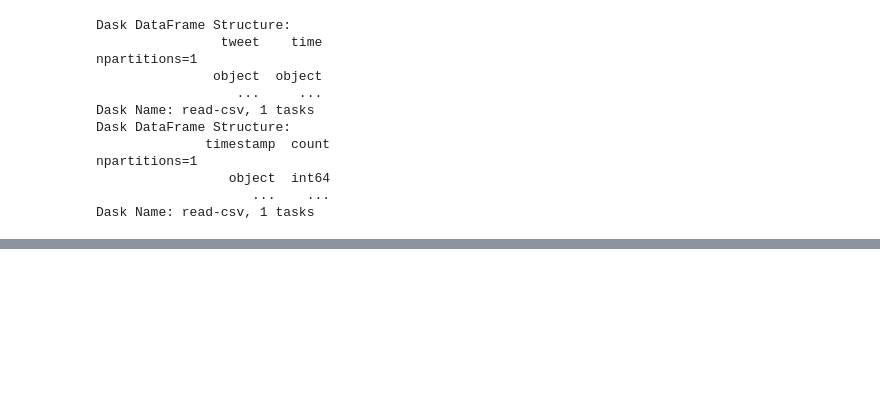
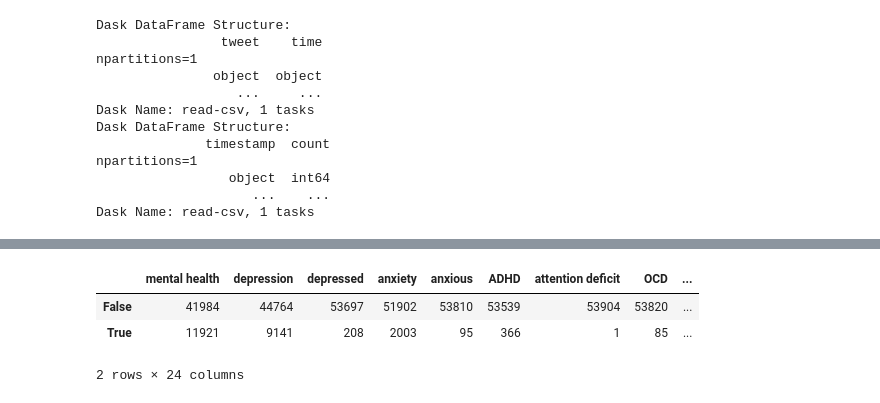
Before and after one commit to ddattero/BigDataFinalProject, a Jupyter notebook: twit_analysis.ipynb, the cells around one changed output, grey strips where cells are left out. Cells and saved outputs as stored; diff of their text form; code cells hidden in the pictures; blank space fills up the shorter version.

Commit message:
TODO: graph keyword count

```diff
--- a/twit_analysis.ipynb
+++ b/twit_analysis.ipynb
@@ -25,10 +51,10 @@ client
 
 #contains tweets (and time of the tweet) that contain mental health key word
 #polled ever 1 minute
-tweetdf = dd.read_csv(urlpath='sample_mental_health_tweets.csv', sep='\t' )
+tweetdf = dd.read_csv(urlpath='mental_health_tweets.csv', sep='\t' )
 
 #contains counts of tweets for every hour
-countdf = dd.read_csv(urlpath='sample_mental_health_tweet_count.csv', sep='\t')
+countdf = dd.read_csv(urlpath='mental_health_tweet_count.csv', sep='\t')
 
 print(tweetdf)
 
@@ -66,8 +90,9 @@ countdf['month'] = countdf['timestamp'].dt.month
 countdf['day'] = countdf['timestamp'].dt.day
 countdf['hour'] = countdf['timestamp'].dt.hour
 # %%
-#sort the count values based on ascening tme
+#sort the dataframes based on ascening tme
 countdf = countdf.sort_values(ascending=True, by=['month', 'day', 'hour'])
+tweetdf = tweetdf.sort_values(ascending=True, by=['month', 'day', 'hour', 'minute'])
 
 #make a display string for the x axis of the graph
 countdf['ts_display'] = countdf['month'].astype('str') + '/' + countdf['day'].astype('str') + '\t' + countdf['hour'].astype('str') + ':00'
@@ -76,3 +101,33 @@ countdf['ts_display'] = countdf['month'].astype('str') + '/' + countdf['day'].as
 countdf.hvplot(x='ts_display', y='count').opts(xrotation=90, fontscale=0.5)
 # %% [output]
 [interactive output not drawn]
+# %%
+#pre process
+
+def preprocess(text):
+    text = text[1]
+    text = text.lower()
+    return re.sub(string=text, pattern='[^a-z ]', repl='')
+
+tweetdf['text'] = tweetdf['tweet'].map_partitions(preprocess)
+# %%
+#determine key words in tweet
+def containsKey(text, key):
+    return text.str.contains(key)
+
+for i in keyWords:
+    tweetdf[i] = tweetdf['tweet'].map_partitions(containsKey, i)
+# %%
+#count how many tweets each key appeared in
+keyCount = pd.DataFrame(columns=keyWords)
+keyCount = dd.from_pandas(keyCount, npartitions=1)
+
+for i in keyWords:
+    keyCount[i] = tweetdf[i].value_counts()
+
+keyCount.compute()
+# %% [output]
+|  | mental health | depression | depressed | anxiety | anxious | ADHD | attention deficit | OCD | ... |
+| False | 41984 | 44764 | 53697 | 51902 | 53810 | 53539 | 53904 | 53820 | ... |
+| True | 11921 | 9141 | 208 | 2003 | 95 | 366 | 1 | 85 | ... |
+2 rows × 24 columns
```
Also changed, not shown: parts of 4 cells of this notebook, 16 other files.
